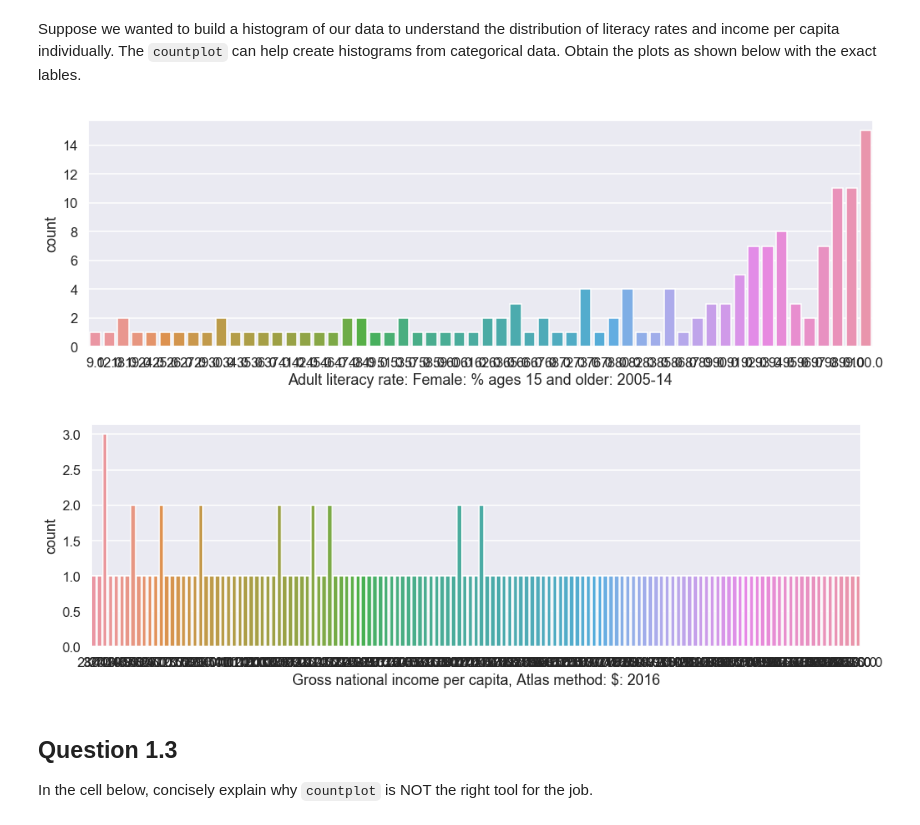
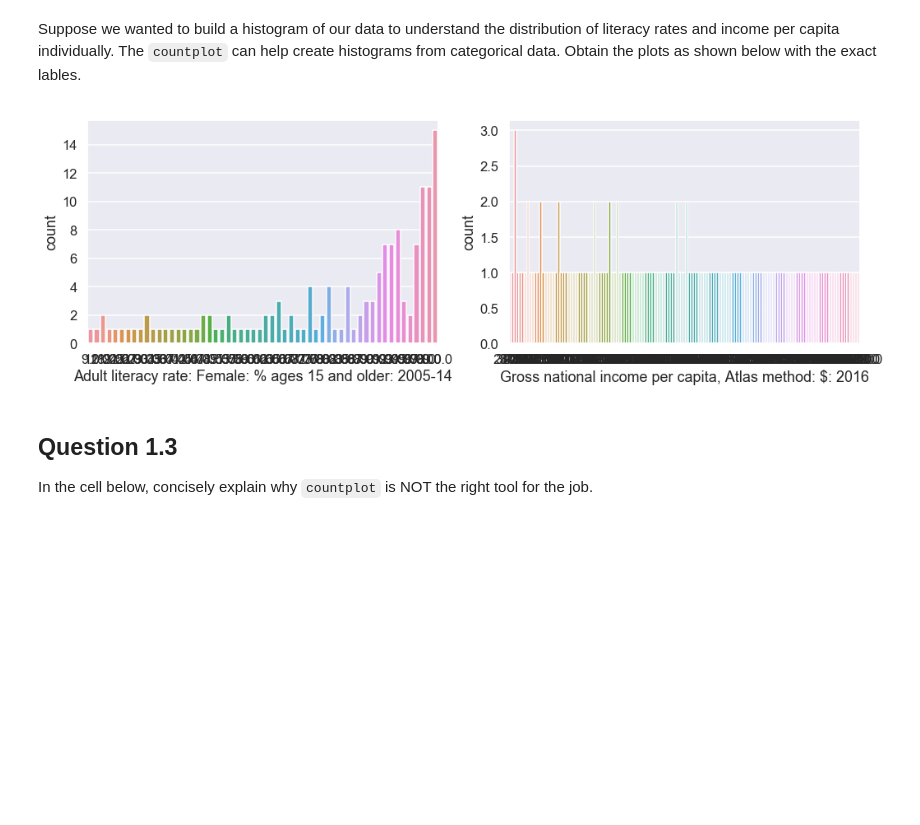
Before and after one commit to yaooo/DataScience, a Jupyter notebook: Lab4/Release V3- Lab 4 - Kernel Density Estimators.ipynb, the cells around one changed output. Cells and saved outputs as stored; diff of their text form; code cells hidden in the pictures; blank space fills up the shorter version.

```diff
--- a/Lab4/Release V3- Lab 4 - Kernel Density Estimators.ipynb
+++ b/Lab4/Release V3- Lab 4 - Kernel Density Estimators.ipynb
@@ -133,19 +133,19 @@ Suppose we wanted to build a histogram of our data to understand the distributio
 # %%
 ## BEGIN SOLUTION
 
 plt.figure(figsize=(15,5))
+plt.subplot(121)
 ax = sns.countplot(x="literacy", data=df)
 ax.set(xlabel='Adult literacy rate: Female: % ages 15 and older: 2005-14')
-plt.figure(figsize=(15,5))
+plt.subplot(122)
 ax1 = sns.countplot(x="income", data=df)
 ax1.set(xlabel='Gross national income per capita, Atlas method: $: 2016')
 
 plt.show()
 
 ## END SOLUTION
 # %% [output]
-[figure, old version]
+[figure, new version]
-[figure, removed]
 # %% [markdown]
 ## Question 1.3
 In the cell below, concisely explain why `countplot` is NOT the right tool for the job.
```
Also changed, not shown: parts of 27 cells of this notebook.
